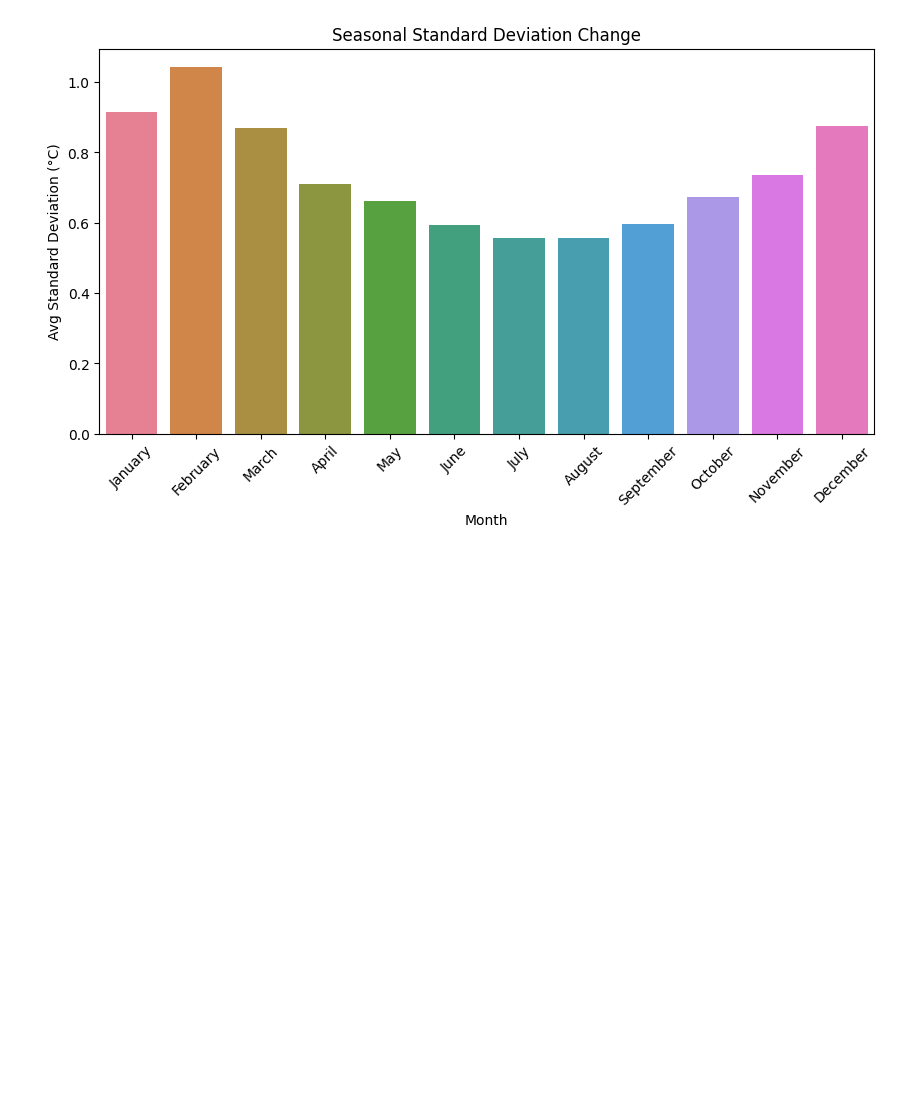
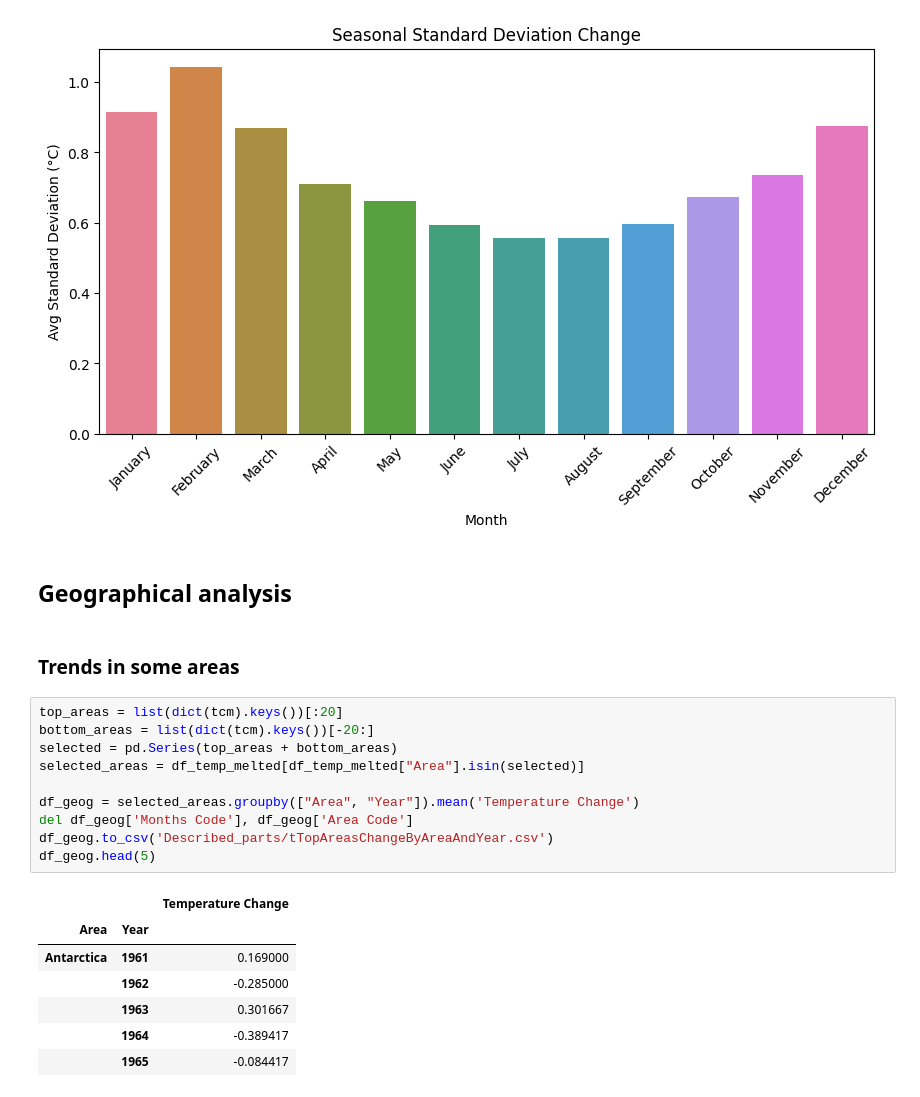
Before and after one commit to stacyshki/TemperatureChangeVisualization, a Jupyter notebook: FINAL PROJECT.ipynb, the cells around one changed output. Cells and saved outputs as stored; diff of their text form; blank space fills up the shorter version.

Commit message:
analysis (continuation)
+ geographical analysis
+ seasonal analysis
+ minor changes and fixes

```diff
--- a/FINAL PROJECT.ipynb
+++ b/FINAL PROJECT.ipynb
@@ -254,3 +268,25 @@ plt.title("Seasonal Standard Deviation Change")
 plt.show()
 # %% [output]
 [figure]
+# %% [markdown]
+## Geographical analysis
+# %% [markdown]
+### Trends in some areas
+# %%
+top_areas = list(dict(tcm).keys())[:20]
+bottom_areas = list(dict(tcm).keys())[-20:]
+selected = pd.Series(top_areas + bottom_areas)
+selected_areas = df_temp_melted[df_temp_melted["Area"].isin(selected)]
+
+df_geog = selected_areas.groupby(["Area", "Year"]).mean('Temperature Change')
+del df_geog['Months Code'], df_geog['Area Code']
+df_geog.to_csv('Described_parts/tTopAreasChangeByAreaAndYear.csv')
+df_geog.head(5)
+# %% [output]
+|  |  | Temperature Change |
+| Area | Year |  |
+| Antarctica | 1961 | 0.169000 |
+|  | 1962 | -0.285000 |
+|  | 1963 | 0.301667 |
+|  | 1964 | -0.389417 |
+|  | 1965 | -0.084417 |
```
Also changed, not shown: parts of 6 cells of this notebook, 4 other files.
